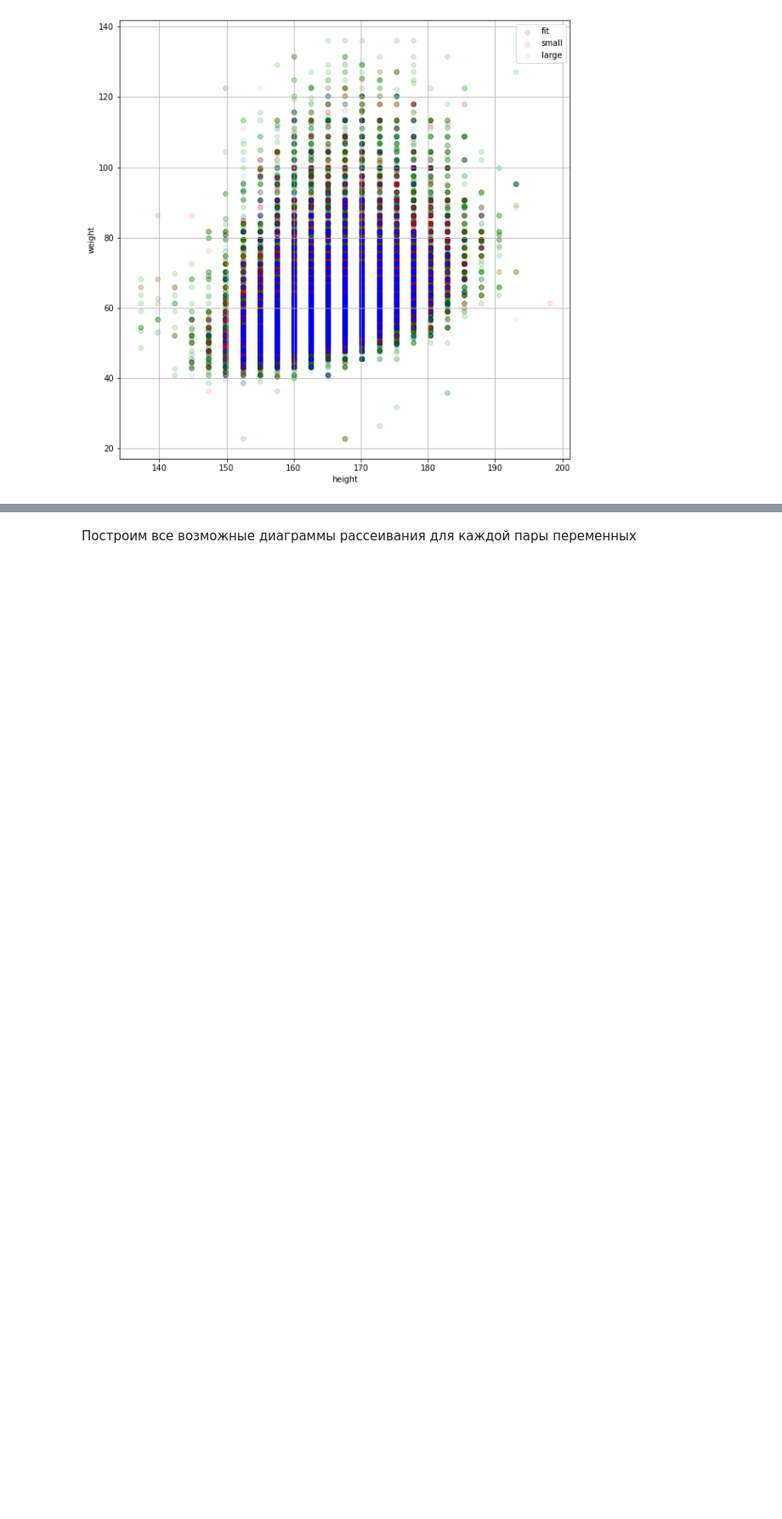
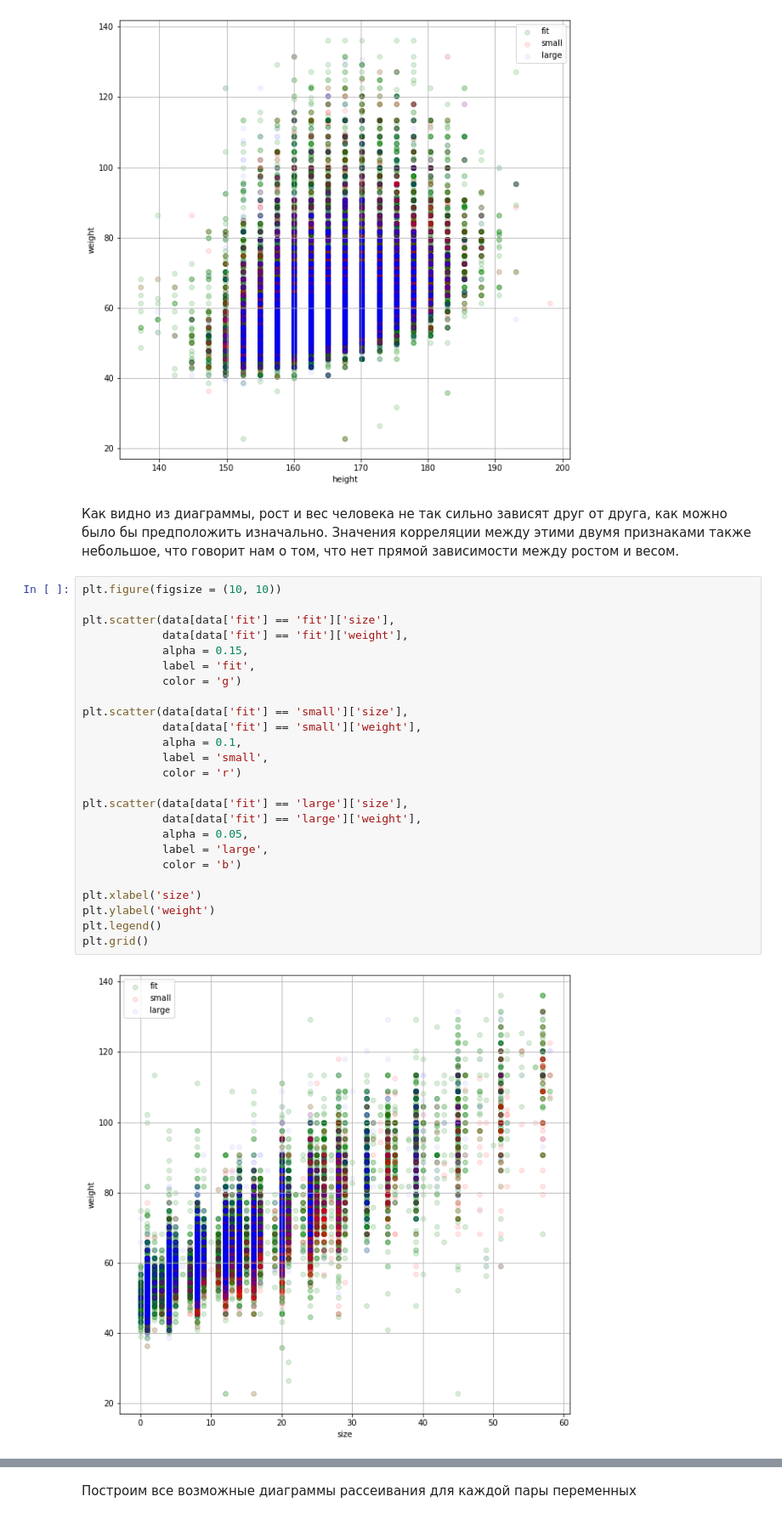
Before and after one commit to dariacher/ML_clothing, a Jupyter notebook: ML.ipynb, the cells around one changed output, grey strips where cells are left out. Shown at 85% size. Drawn from its saved outputs; the diff is of its cells as text; blank space fills up the shorter version.

```diff
--- a/ML.ipynb
+++ b/ML.ipynb
@@ -245,3 +331,32 @@ plt.legend()
 plt.grid()
 # %% [output]
 [figure]
+# %% [markdown]
+Как видно из диаграммы, рост и вес человека не так сильно зависят друг от друга, как можно было бы предположить изначально. Значения корреляции между этими двумя признаками также небольшое, что говорит нам о том, что нет прямой зависимости между ростом и весом.
+# %%
+plt.figure(figsize = (10, 10))
+
+plt.scatter(data[data['fit'] == 'fit']['size'],
+            data[data['fit'] == 'fit']['weight'],
+            alpha = 0.15,
+            label = 'fit',
+            color = 'g')
+
+plt.scatter(data[data['fit'] == 'small']['size'],
+            data[data['fit'] == 'small']['weight'],
+            alpha = 0.1,
+            label = 'small',
+            color = 'r')
+
+plt.scatter(data[data['fit'] == 'large']['size'],
+            data[data['fit'] == 'large']['weight'],
+            alpha = 0.05,
+            label = 'large',
+            color = 'b')
+
+plt.xlabel('size')
+plt.ylabel('weight')
+plt.legend()
+plt.grid()
+# %% [output]
+[figure, added]
```
Also changed, not shown: parts of 37 cells of this notebook.
